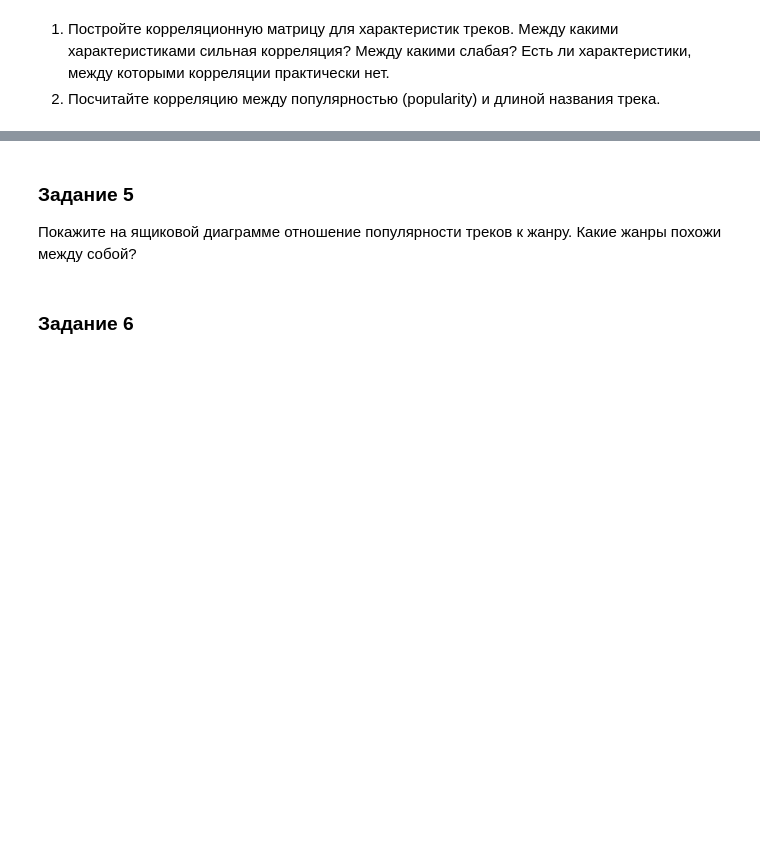
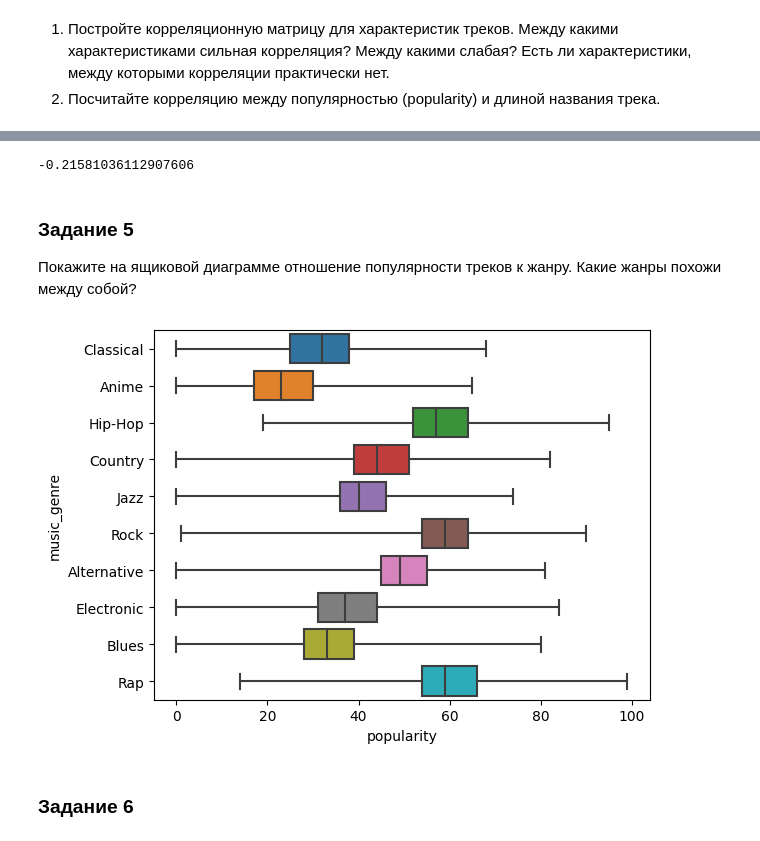
Before and after one commit to Daria13-gif/cs102, a Jupyter notebook: Копия_блокнота_"Практическая_работа_6_22_23_ipynb".ipynb, the cells around one changed output, grey strips where cells are left out. Cells and saved outputs as stored; diff of their text form; code cells hidden in the pictures; blank space fills up the shorter version.

```diff
--- a/Копия_блокнота_"Практическая_работа_6_22_23_ipynb".ipynb
+++ b/Копия_блокнота_"Практическая_работа_6_22_23_ipynb".ipynb
@@ -69,3 +279,10 @@ $\color{red}{\text{Создайте для этой работы отдельн
+# %%
+# 2. Посчитайте корреляцию между популярностью (popularity) и длиной названия трека.
+df['len'] = df['track_name'].str.len()
+corr_between_st = df["popularity"].corr(df["len"])
+print(corr_between_st)
+# %% [output]
+-0.21581036112907606
 # %% [markdown]
 ### Задание 5
 
@@ -75,3 +290,18 @@ $\color{red}{\text{Создайте для этой работы отдельн
+# %%
+import pandas as pd
+import matplotlib.pyplot as plt
+import seaborn as sns
+
+
+df = pd.read_csv("music_genre.csv")
+df = df.sample(20000)
+df = df.drop_duplicates()
+# указываем тип диаграммы и подаем ей данные - название данных(х) и второре значение(у),
+# передаем цвета
+sns.boxplot(x='popularity', y='music_genre', data=df, whis=10)
+plt.show()
+# %% [output]
+[figure, added]
 # %% [markdown]
 ### Задание 6
 # %% [markdown]
```
Also changed, not shown: parts of 22 cells of this notebook.
